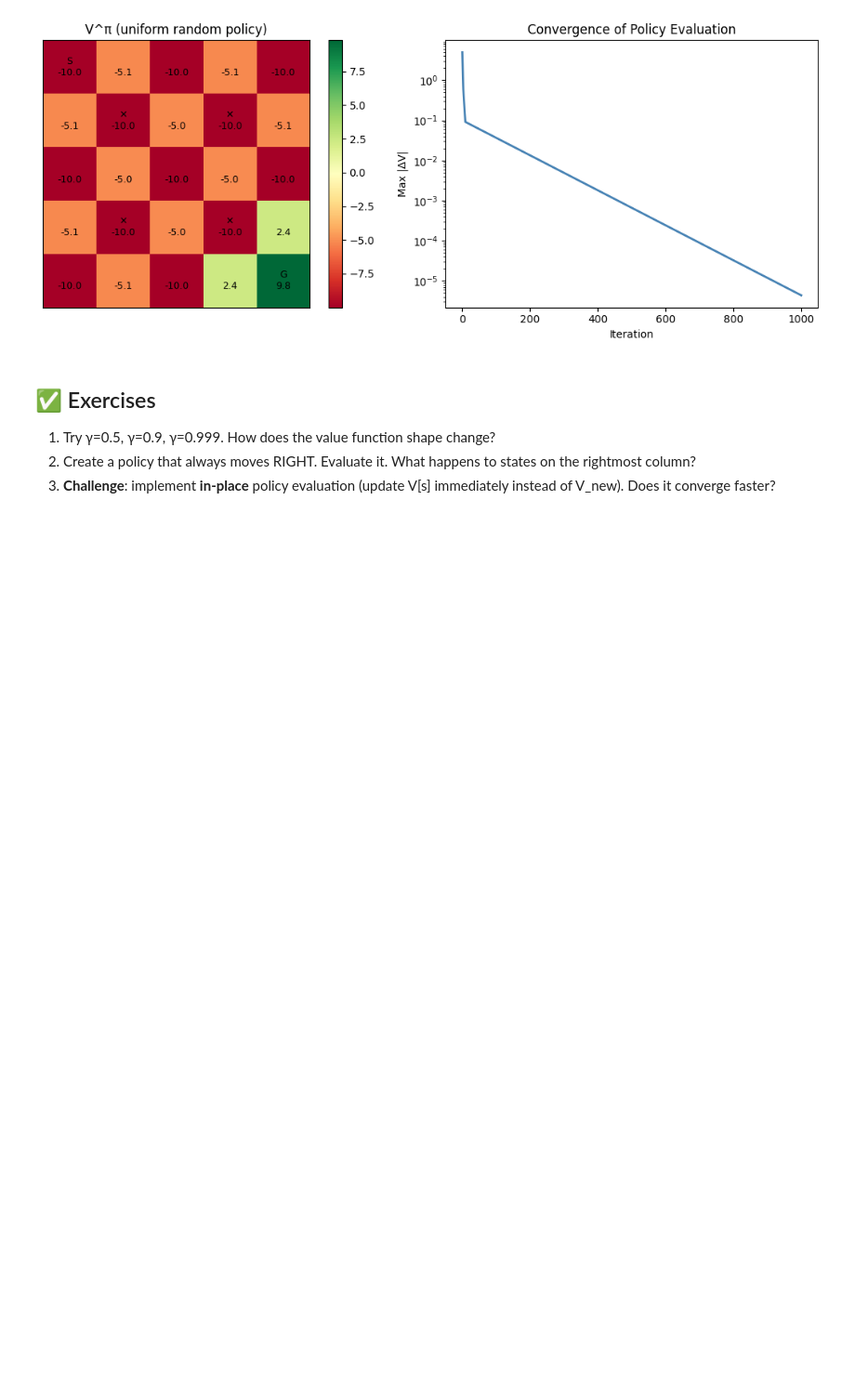
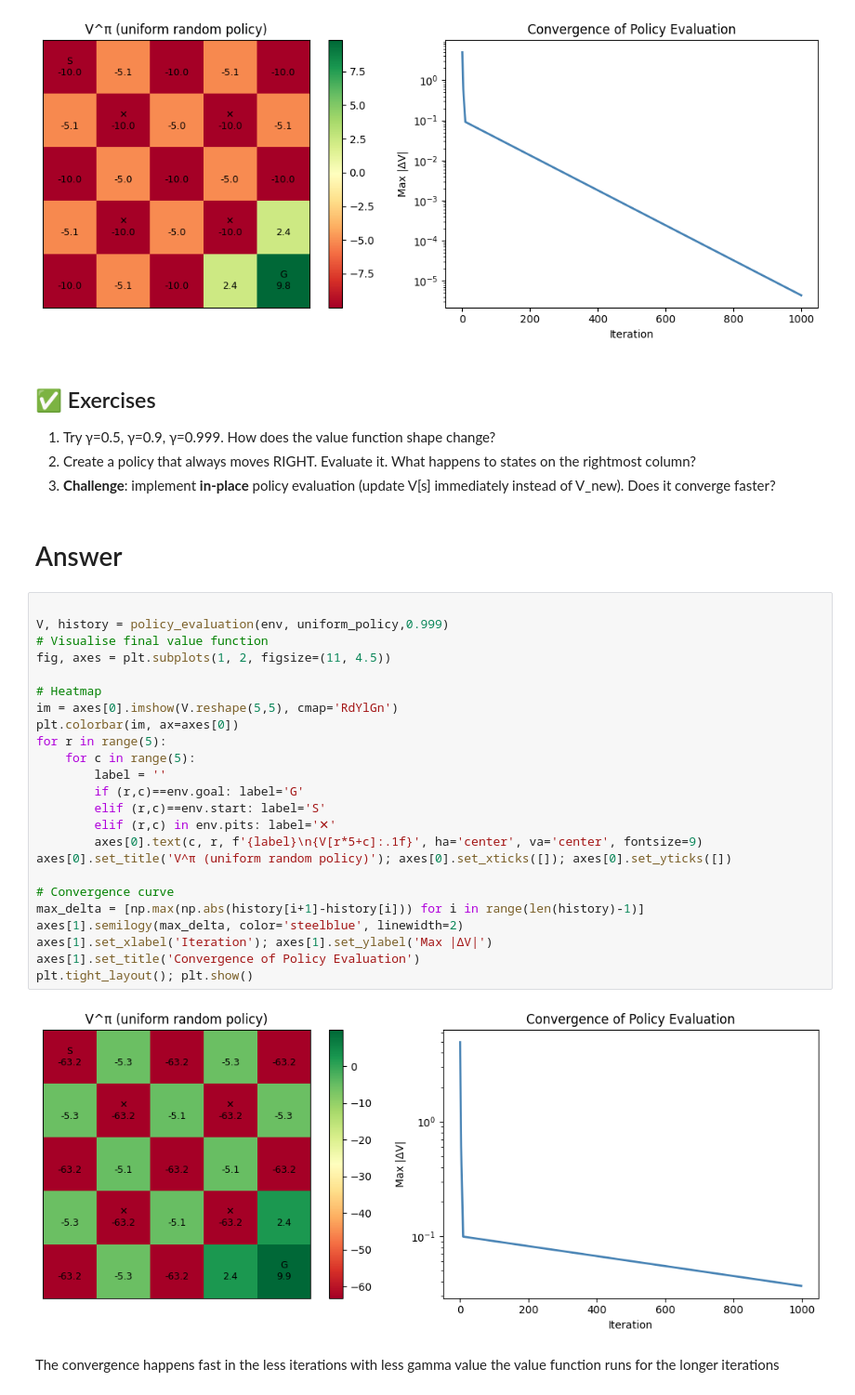
Before and after one commit to J-K-O-Dev/SoC-RL, a Jupyter notebook: Week 4/01_policy_evaluation.ipynb, the cells around one changed output. Shown at 93% size. Cells and saved outputs as stored; diff of their text form; blank space fills up the shorter version.

```diff
--- a/Week 4/01_policy_evaluation.ipynb
+++ b/Week 4/01_policy_evaluation.ipynb
@@ -92,3 +92,34 @@ plt.tight_layout(); plt.show()
 1. Try γ=0.5, γ=0.9, γ=0.999. How does the value function shape change?
 2. Create a policy that always moves RIGHT. Evaluate it. What happens to states on the rightmost column?
 3. **Challenge**: implement **in-place** policy evaluation (update V[s] immediately instead of V_new). Does it converge faster?
+# %% [markdown]
+# Answer
+# %%
+
+V, history = policy_evaluation(env, uniform_policy,0.999)
+# Visualise final value function
+fig, axes = plt.subplots(1, 2, figsize=(11, 4.5))
+
+# Heatmap
+im = axes[0].imshow(V.reshape(5,5), cmap='RdYlGn')
+plt.colorbar(im, ax=axes[0])
+for r in range(5):
+    for c in range(5):
+        label = ''
+        if (r,c)==env.goal: label='G'
+        elif (r,c)==env.start: label='S'
+        elif (r,c) in env.pits: label='✕'
+        axes[0].text(c, r, f'{label}\n{V[r*5+c]:.1f}', ha='center', va='center', fontsize=9)
+axes[0].set_title('V^π (uniform random policy)'); axes[0].set_xticks([]); axes[0].set_yticks([])
+
+# Convergence curve
+max_delta = [np.max(np.abs(history[i+1]-history[i])) for i in range(len(history)-1)]
+axes[1].semilogy(max_delta, color='steelblue', linewidth=2)
+axes[1].set_xlabel('Iteration'); axes[1].set_ylabel('Max |ΔV|')
+axes[1].set_title('Convergence of Policy Evaluation')
+plt.tight_layout(); plt.show()
+# %% [output]
+[figure, added]
+# %% [markdown]
+The convergence happens fast in the less iterations with less gamma value
+the value function runs for the longer iterations
```
Also changed, not shown: parts of 6 cells of this notebook, 6 other files.
